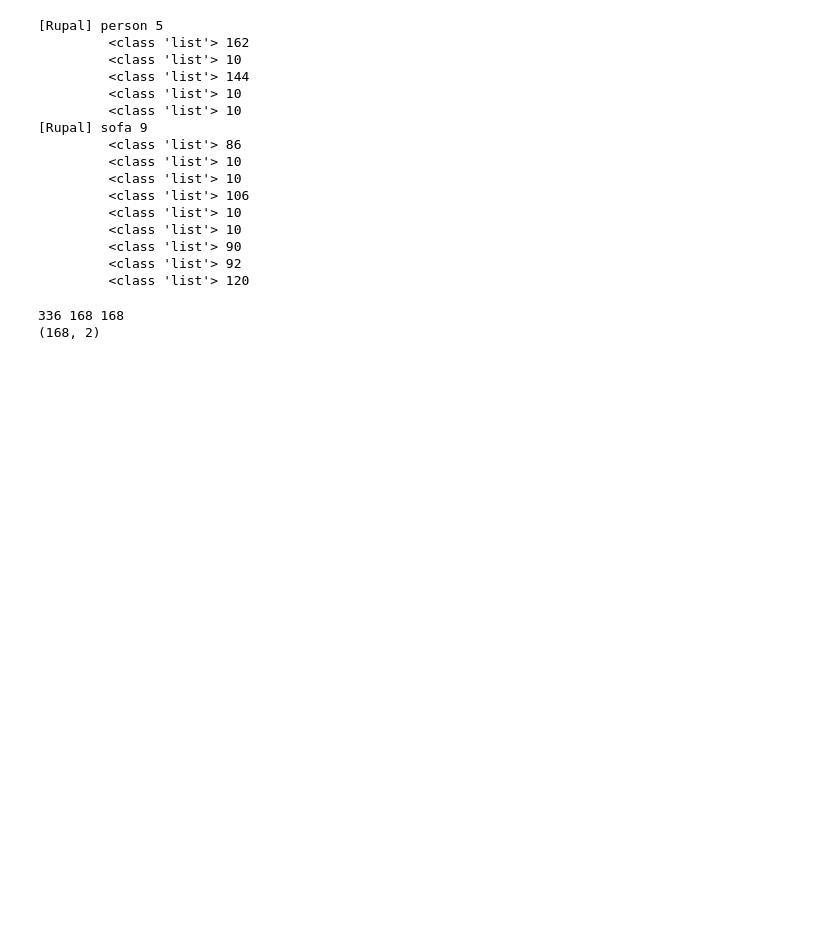
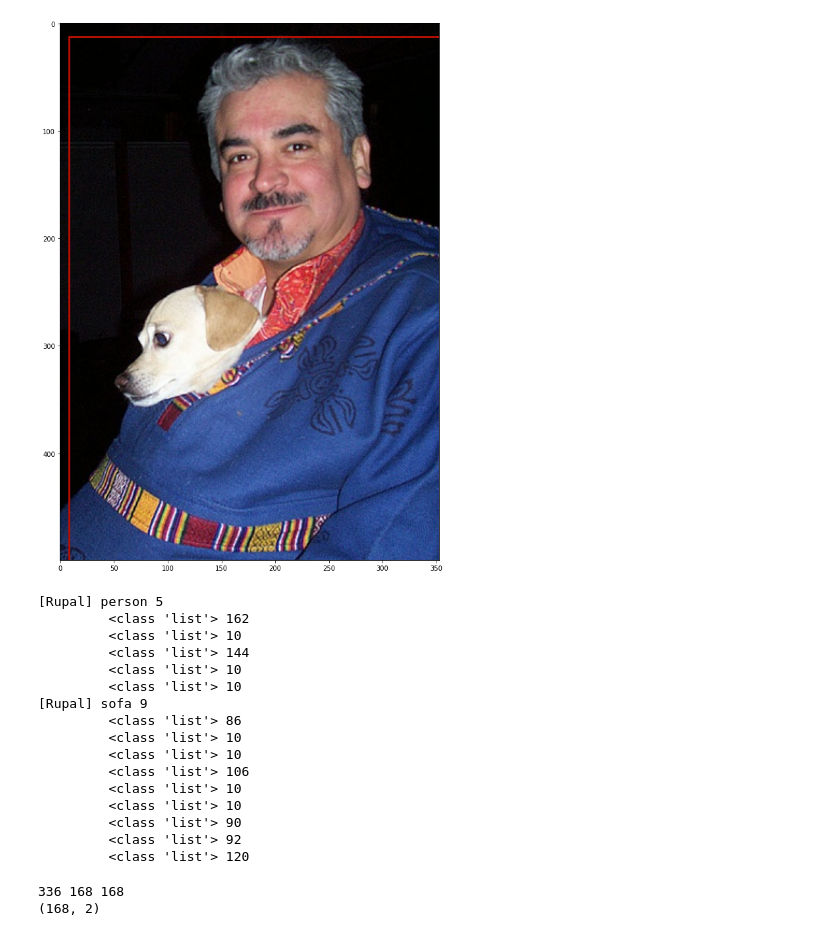
Before and after one commit to rjaincc/yolov7, a Jupyter notebook: scripts/quick_viz.ipynb, the cells around one changed output. Cells and saved outputs as stored; diff of their text form; code cells hidden in the pictures; blank space fills up the shorter version.

```diff
--- a/scripts/quick_viz.ipynb
+++ b/scripts/quick_viz.ipynb
@@ -0,0 +19,87 @@
+# %%
+%matplotlib inline
+import matplotlib.pyplot as plt
+import matplotlib.image as mpimg
+import matplotlib.patches as patches
+from PIL import Image
+import numpy as np
+import json
+
+def yolo_to_xml_bbox(bbox, w, h):
+    # x_center, y_center width height to
+    xmin = bbox[0] - bbox[2] / 2  # top left x
+    ymin = bbox[1] - bbox[3] / 2  # top left y
+    xmax = bbox[0] + bbox[2] / 2  # bottom right x
+    ymax = bbox[0] + bbox[2] / 2  # bottom right y
+    out_norm = [xmin, ymin, xmax, ymax]
+    print(out_norm)
+    out = [xmin * w, ymin * h, xmax * w, ymax * h]
+    return out
+    # return [bbox[0] * w, bbox[1] * h, bbox[2] * w, bbox[3] * h]
+
+
+sample_image = "/home/azureuser/cloudfiles/code/Users/rupaljain/vision_datasets/VOC2007/images/000001.jpg"
+lb_file = "/home/azureuser/cloudfiles/code/Users/rupaljain/vision_datasets/VOC2007/labels/000001.txt"
+# 0 0.34419263456090654 0.611 0.4164305949008499 0.262
+# 1 0.509915014164306 0.51 0.9745042492917847 0.972
+
+# <size>
+# 	<width>353</width>
+# 	<height>500</height>
+# 	<depth>3</depth>
+# </size>
+
+# <xmin>48</xmin>
+# <ymin>240</ymin>
+# <xmax>195</xmax>
+# <ymax>371</ymax>
+
+# <xmin>8</xmin>
+# <ymin>12</ymin>
+# <xmax>352</xmax>
+# <ymax>498</ymax>
+
+IMAGE_SIZE = (18, 12)
+plt.figure(figsize=IMAGE_SIZE)
+img_np = mpimg.imread(sample_image)
+img = Image.fromarray(img_np.astype("uint8"), "RGB")
+x, y = img.size
+print(x, y)
+
+fig, ax = plt.subplots(1, figsize=(15, 15))
+# Display the image
+ax.imshow(img_np)
+
+# 0 [48, 240, 195, 371] 353 500 0.34419263456090654 0.611 0.4164305949008499 0.262
+# 1 [8, 12, 352, 498] 353 500 0.509915014164306 0.51 0.9745042492917847 0.972
+
+with open(lb_file, 'r') as f:
+    c_bbox = [x.split() for x in f.read().strip().splitlines()]
+print("Total:", len(c_bbox))
+c_bbox = np.array(c_bbox[0], dtype=np.float32)
+
+
+# original_bbox_xml = [48, 240, 195, 371]
+# xmltoyolo_bbox = [0.34419263456090654, 0.611, 0.4164305949008499, 0.262]
+# xmltoyolo_to_xml = yolo_to_xml_bbox(xmltoyolo_bbox, x, y)
+
+original_bbox_xml = [8, 12, 352, 498]
+xmltoyolo_bbox = [0.509915014164306, 0.51, 0.9745042492917847, 0.972]
+xmltoyolo_to_xml = yolo_to_xml_bbox(xmltoyolo_bbox, x, y)
+
+plot_bbox = xmltoyolo_to_xml
+
+color = np.random.rand(3)  #'red'
+rect = patches.Rectangle(
+    (plot_bbox[0], plot_bbox[1]),
+    plot_bbox[2],
+    plot_bbox[3],
+    linewidth=3,
+    edgecolor=color,
+    facecolor="none",
+)
+
+ax.add_patch(rect)
+# plt.text(topleft_x, topleft_y - 10, label, color=color, fontsize=20)
+plt.show()
+# %% [output]
@@ -1,3 +110,4 @@
+[figure, added]
 # %%
 import glob
 import os
```
Also changed, not shown: parts of 3 cells of this notebook, 4 other files.
